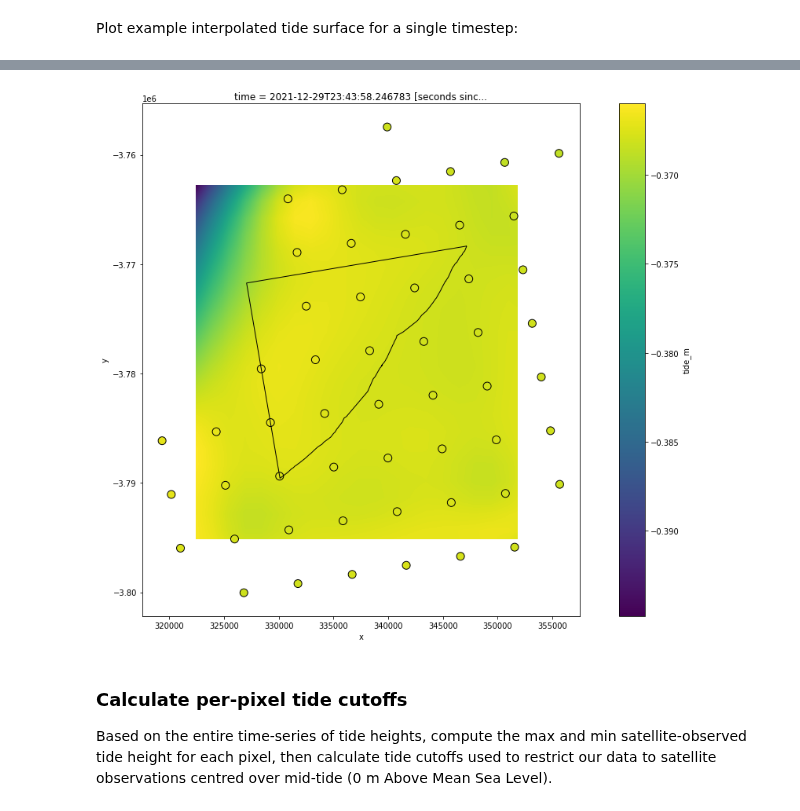
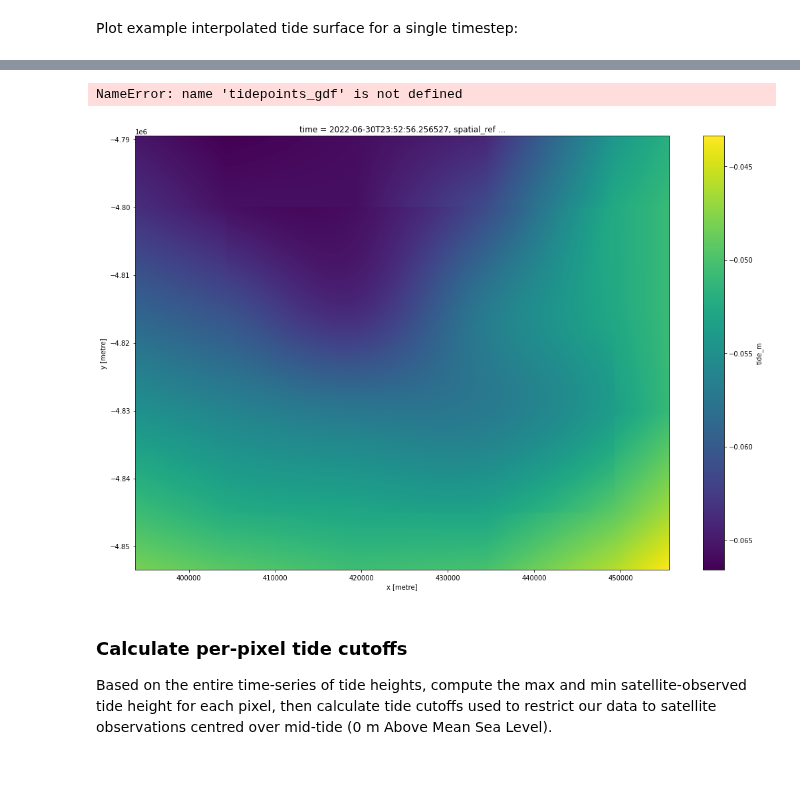
Before and after one commit to GeoscienceAustralia/dea-coastlines, a Jupyter notebook: notebooks/DEACoastlines_generation_raster.ipynb, the cells around one changed output, grey strips where cells are left out. Drawn from its saved outputs; the diff is of its cells as text; code cells hidden in the pictures; blank space fills up the shorter version.

```diff
--- a/notebooks/DEACoastlines_generation_raster.ipynb
+++ b/notebooks/DEACoastlines_generation_raster.ipynb
@@ -63,10 +81,10 @@ client = create_local_dask_cluster(return_client=True)
 # %% [markdown]
 ### Set analysis parameters
 # %%
-study_area = 7932
+study_area = 6727
 raster_version = 'testing'
-start_year = 2010
-end_year = 2020
+start_year = 1988
+end_year = 2021
 
 # Load analysis params from config file
 config = coastlines.raster.load_config(
@@ -148,3 +166,8 @@ spatial_ref
 Model tides at each point in a provided `geopandas.GeoDataFrame` based on all timesteps observed by Landsat. This returns a new `geopandas.GeoDataFrame` with a "time" index
 (matching every time step in our Landsat data), and a "tide_m" column giving the
 tide heights at each point location at that time.
+# %%
+def _reproject(x, to_geobox=ds.odc.geobox):
+    return x.odc.reproject(to_geobox, resampling="bilinear")
+
+ds["tide_m"] = pixel_tides(ds, resample_func=_reproject)
@@ -151,7 +179,7 @@ tide heights at each point location at that time.
 # %%
-tidepoints_gdf = coastlines.raster.model_tide_points(
-    ds, points_gdf, directory="../../tide_models/"
-)
-tidepoints_gdf.plot()
+# tidepoints_gdf = coastlines.raster.model_tide_points(
+#     ds, points_gdf, directory="../../tide_models/"
+# )
+# tidepoints_gdf.plot()
 # %% [output]
 <AxesSubplot:>
@@ -171,25 +228,26 @@ Plot example interpolated tide surface for a single timestep:
 # %%
 import matplotlib.pyplot as plt
 
 # Plot
 ds_i = ds['tide_m'].isel(time=-1).compute()
 ds_i.plot.imshow(robust=True,
                  cmap='viridis',
                  size=12,
                  vmin=ds_i.min().item(),
                  vmax=ds_i.max().item())
-tidepoints_gdf.loc[str(ds_i.time.values)[0:10]].plot(ax=plt.gca(),
-                                                     column='tide_m',
-                                                     cmap='viridis',
-                                                     markersize=100,
-                                                     edgecolor='black',
-                                                     vmin=ds_i.min().item(),
-                                                     vmax=ds_i.max().item())
+# tidepoints_gdf.loc[str(ds_i.time.values)[0:10]].plot(ax=plt.gca(),
+#                                                      column='tide_m',
+#                                                      cmap='viridis',
+#                                                      markersize=100,
+#                                                      edgecolor='black',
+#                                                      vmin=ds_i.min().item(),
+#                                                      vmax=ds_i.max().item())
 gridcell_gdf.to_crs(tidepoints_gdf.crs).plot(ax=plt.gca(),
                                              facecolor='none',
                                              edgecolor='black');
 # %% [output]
+NameError: name 'tidepoints_gdf' is not defined
-[figure, old version]
+[figure, new version]
 # %% [markdown]
 ### Calculate per-pixel tide cutoffs
 Based on the entire time-series of tide heights, compute the max and min satellite-observed tide height for each pixel, then calculate tide cutoffs used to restrict our data to satellite observations centred over mid-tide (0 m Above Mean Sea Level).
```
Also changed, not shown: parts of 9 cells of this notebook, 6 other files.
